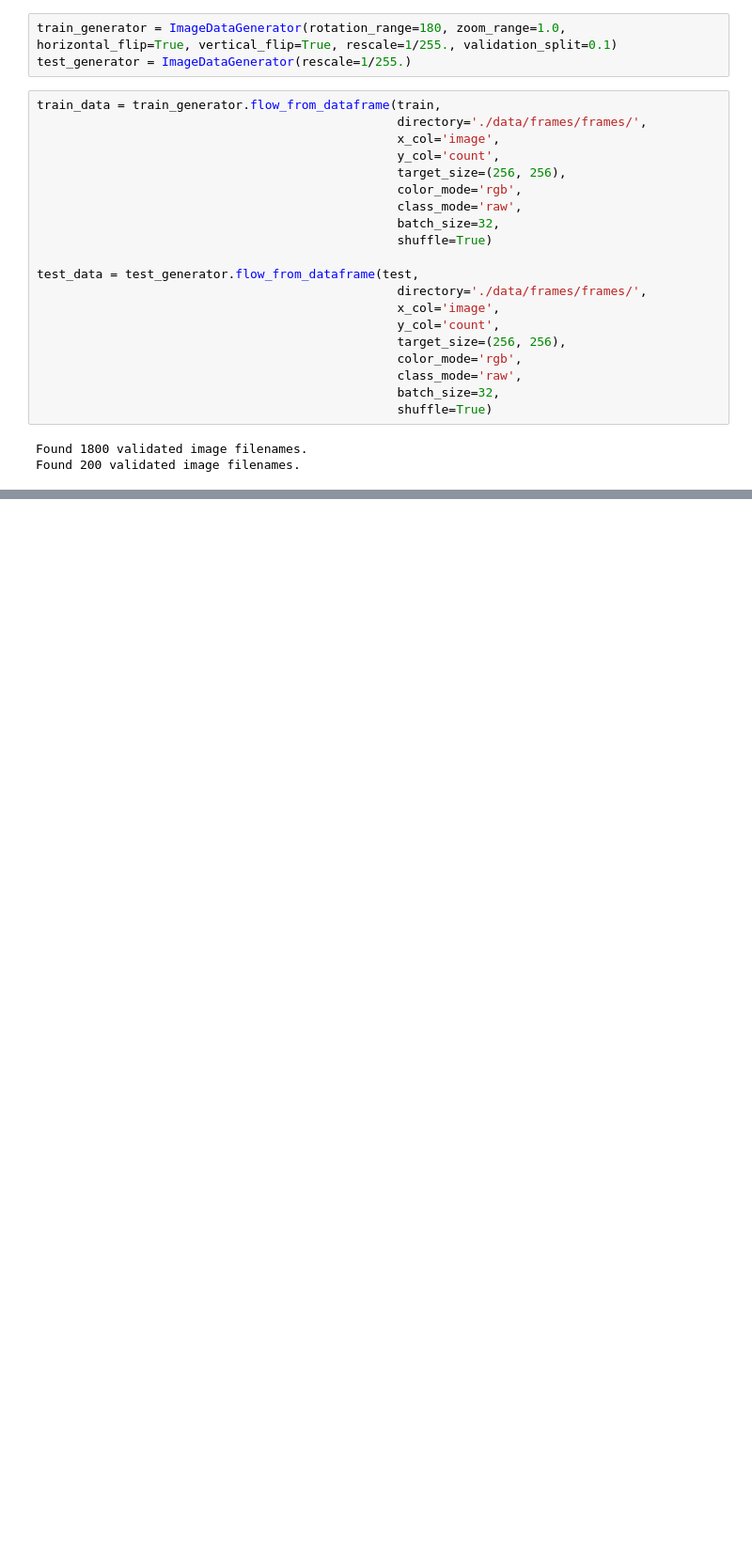
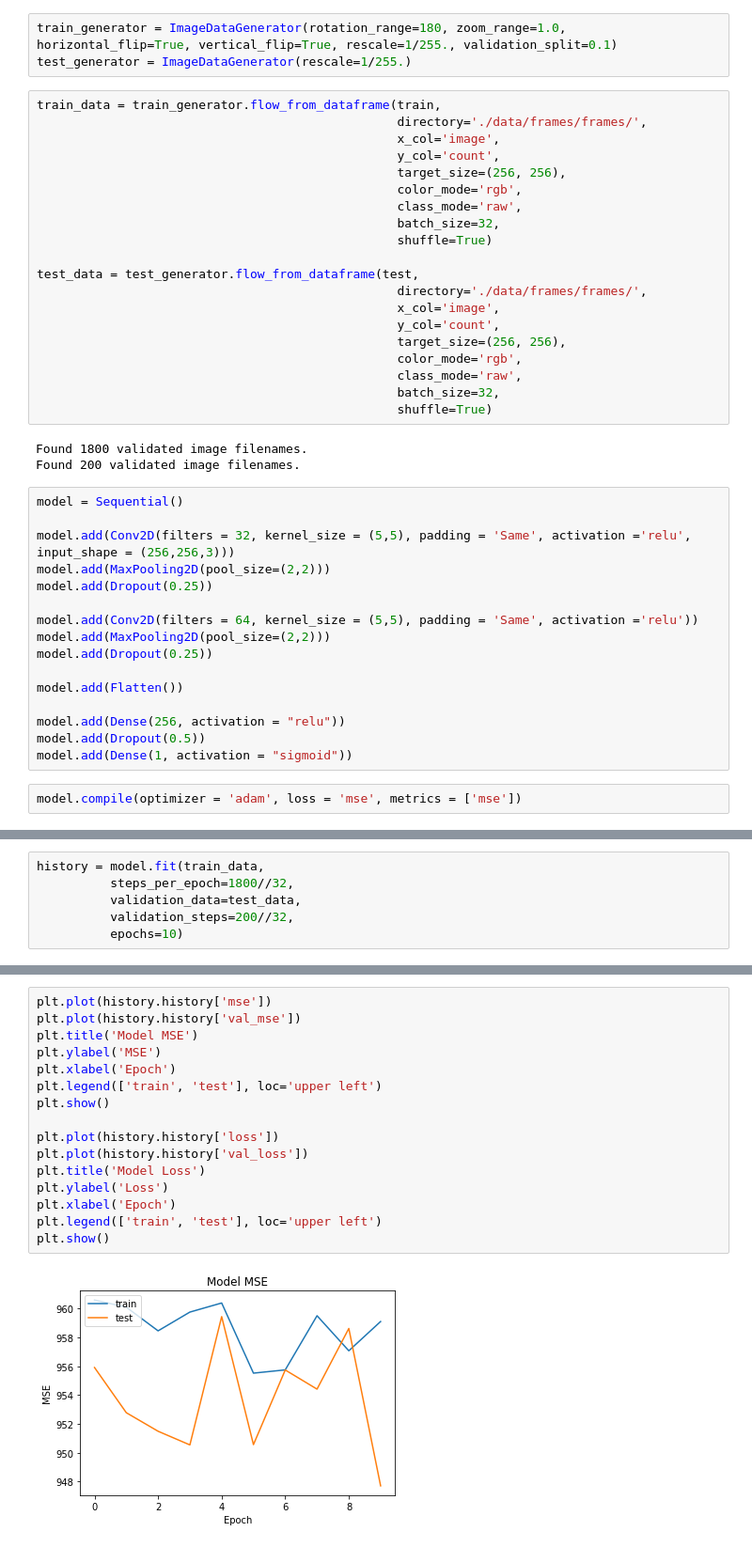
Before and after one commit to imdeepmind/CrowdCounter, a Jupyter notebook: Crowd_Counter_(Regression).ipynb, the cells around one changed output, grey strips where cells are left out. Shown at 94% size. Drawn from its saved outputs; the diff is of its cells as text; blank space fills up the shorter version.

Commit message:
Added the complete model

```diff
--- a/Crowd_Counter_(Regression).ipynb
+++ b/Crowd_Counter_(Regression).ipynb
@@ -58,3 +89,21 @@ test_data = test_generator.flow_from_dataframe(test,
 # %% [output]
 Found 1800 validated image filenames.
 Found 200 validated image filenames.
+# %%
+model = Sequential()
+
+model.add(Conv2D(filters = 32, kernel_size = (5,5), padding = 'Same', activation ='relu', input_shape = (256,256,3)))
+model.add(MaxPooling2D(pool_size=(2,2)))
+model.add(Dropout(0.25))
+
+model.add(Conv2D(filters = 64, kernel_size = (5,5), padding = 'Same', activation ='relu'))
+model.add(MaxPooling2D(pool_size=(2,2)))
+model.add(Dropout(0.25))
+
+model.add(Flatten())
+
+model.add(Dense(256, activation = "relu"))
+model.add(Dropout(0.5))
+model.add(Dense(1, activation = "sigmoid"))
+# %%
+model.compile(optimizer = 'adam', loss = 'mse', metrics = ['mse'])
@@ -60,0 +130,6 @@ Found 200 validated image filenames.
+# %%
+history = model.fit(train_data,
+          steps_per_epoch=1800//32,
+          validation_data=test_data,
+          validation_steps=200//32,
+          epochs=10)
@@ -60,0 +157,18 @@ Found 200 validated image filenames.
+# %%
+plt.plot(history.history['mse'])
+plt.plot(history.history['val_mse'])
+plt.title('Model MSE')
+plt.ylabel('MSE')
+plt.xlabel('Epoch')
+plt.legend(['train', 'test'], loc='upper left')
+plt.show()
+
+plt.plot(history.history['loss'])
+plt.plot(history.history['val_loss'])
+plt.title('Model Loss')
+plt.ylabel('Loss')
+plt.xlabel('Epoch')
+plt.legend(['train', 'test'], loc='upper left')
+plt.show()
+# %% [output]
+[figure, added]
```
Also changed, not shown: parts of 8 cells of this notebook.
